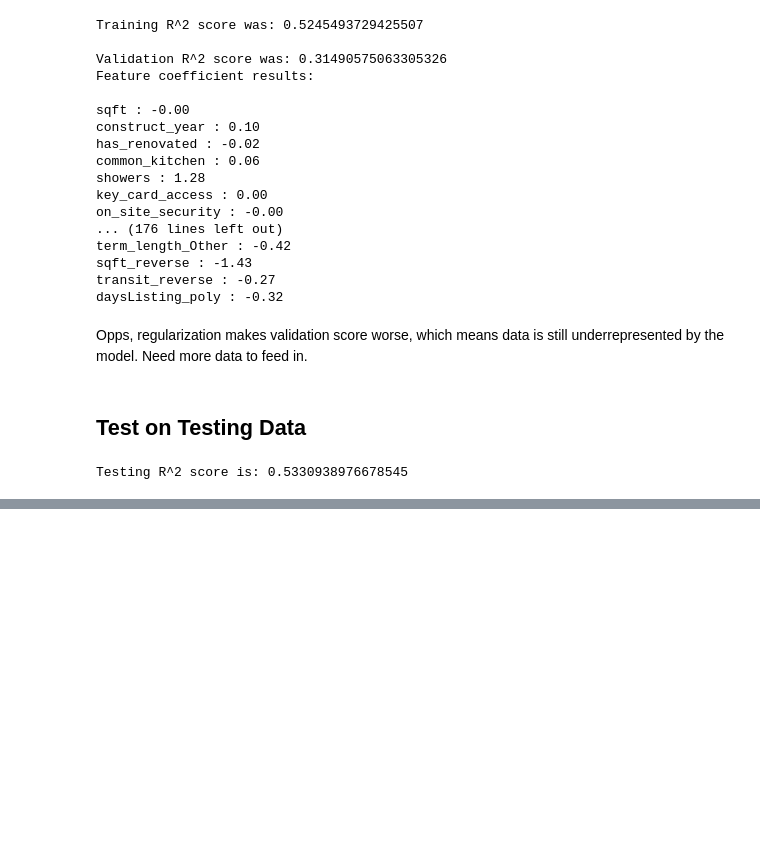
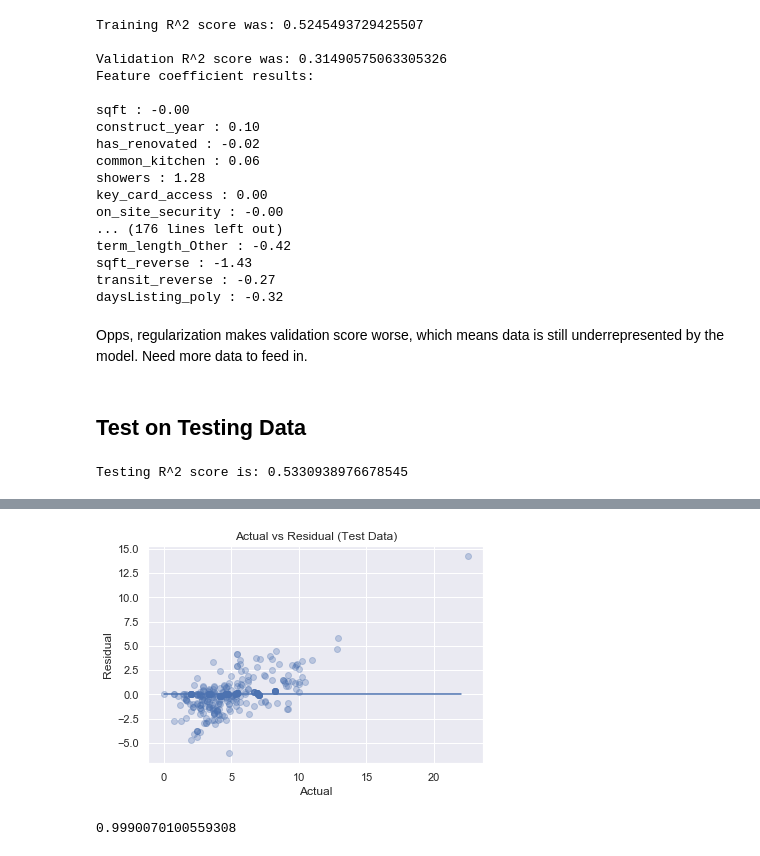
Before and after one commit to ycz-lovelife/nyc-commercial_Office_Renting, a Jupyter notebook: code/4-Modeling-and-Feature-Engineering.ipynb, the cells around one changed output, grey strips where cells are left out. Cells and saved outputs as stored; diff of their text form; code cells hidden in the pictures; blank space fills up the shorter version.

```diff
--- a/code/4-Modeling-and-Feature-Engineering.ipynb
+++ b/code/4-Modeling-and-Feature-Engineering.ipynb
@@ -323,0 +358,10 @@ Testing R^2 score is: 0.5330938976678545
+# %%
+## Residual Plot
+graph_residual(y_test,y_test-lr_model.predict(new_X_test),'Test')
+# %% [output]
+[figure, added]
+# %%
+# MAD
+(np.mean(np.abs(lr_model.predict(new_X_test) - y_test)))
+# %% [output]
+0.9990070100559308
```
Also changed, not shown: parts of 11 cells of this notebook, 2 other files.
